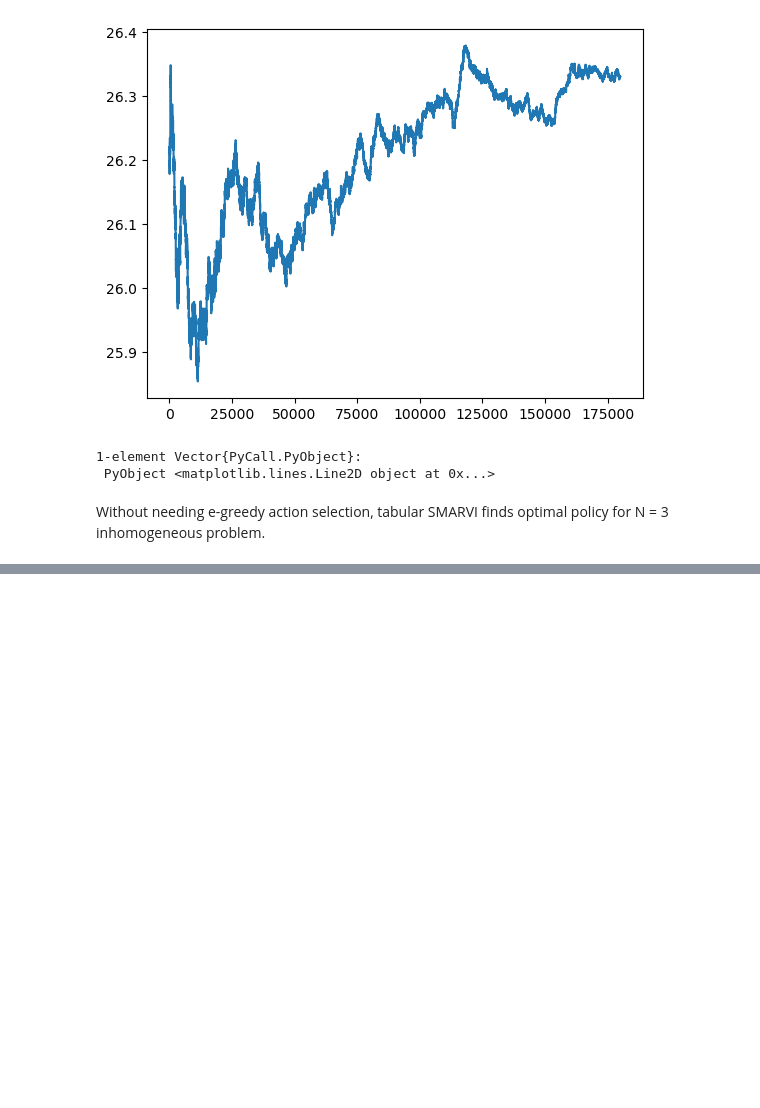
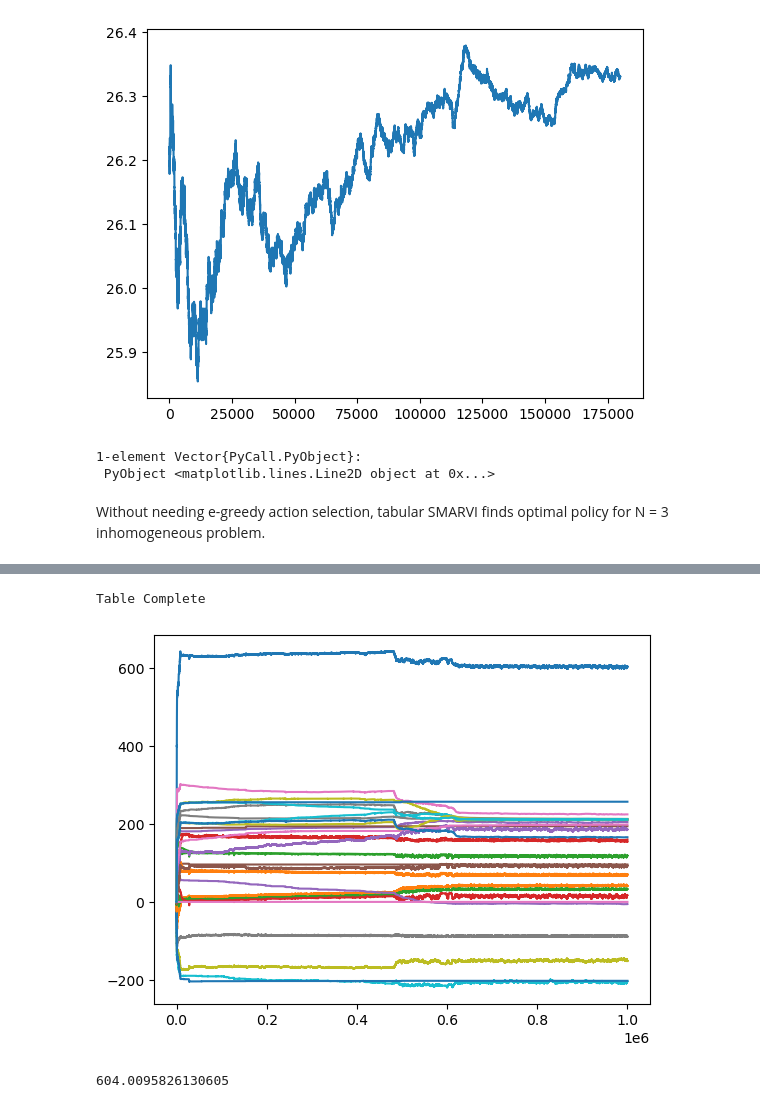
Before and after one commit to fairleyl/PhD-Code, a Jupyter notebook: AVI-Suite-egreedy.ipynb, the cells around one changed output, grey strips where cells are left out. Saved outputs shown, nothing was run; the diff lists cells and outputs as text; code cells hidden in the pictures; blank space fills up the shorter version.

```diff
--- a/AVI-Suite-egreedy.ipynb
+++ b/AVI-Suite-egreedy.ipynb
@@ -4286,0 +4551,25 @@ Without needing e-greedy action selection, tabular SMARVI finds optimal policy f
+# %%
+N=5
+function tau(x)
+    return x
+end
+
+alpha_d = [0.01*i for i in 1:N]
+alpha_r = [0.001*i for i in 1:N]
+beta=10.0
+c0=[1.0*i for i in 1:N]
+c1=100.0
+r=[100.0*i for i in 1:N]
+healthUsed = [(s,flows) -> s[i] == 1 && flows[i] > beta/2 for i in 1:N]
+healthUnused = [(s,flows) -> s[i] == 1 && flows[i] < beta/2 for i in 1:N]
+repairingGood = [(s,flows) -> s[i] == 2 && sum(flows) > beta/2 for i in 1:N]
+repairingBad = [(s,flows) -> s[i] == 2 && sum(flows) < beta/2 for i in 1:N]
+damagedGood = [(s,flows) -> s[i] == 3 && sum(flows) > beta/2 for i in 1:N]
+damagedBad = [(s,flows) -> s[i] == 3 && sum(flows) < beta/2 for i in 1:N]
+features = [healthUsed;healthUnused;repairingGood;repairingBad;damagedGood;damagedBad]
+
+vParams = zeros(length(features) + 1)
+nMax = 1000000
+stepsize = 1/100
+resultCont = smarviFlows(N,alpha_d, alpha_r, beta, tau, c0, c1, r, nMax, stepsize, vParams, features; printProgress = true, modCounter = 100000)
+println("Complete")
@@ -4286,0 +4588,23 @@ Without needing e-greedy action selection, tabular SMARVI finds optimal policy f
+# %%
+numPar = length(vParams)
+paramHist = resultCont[2]
+paramHistT = Dict()
+for i in 1:numPar
+    paramHistT[i] = zeros(nMax)
+end
+for i in 1:numPar
+    for j in 1:nMax
+        paramHistT[i][j] = paramHist[j][i]
+    end
+end
+println("Table Complete")
+for i in 1:numPar
+    PyPlot.plot(paramHistT[i], label = i)
+end
+# %% [output]
+Table Complete
+[figure, added]
+# %%
+resultCont[1][1]
+# %% [output]
+604.0095826130605
```
Also changed, not shown: parts of 8 cells of this notebook.
